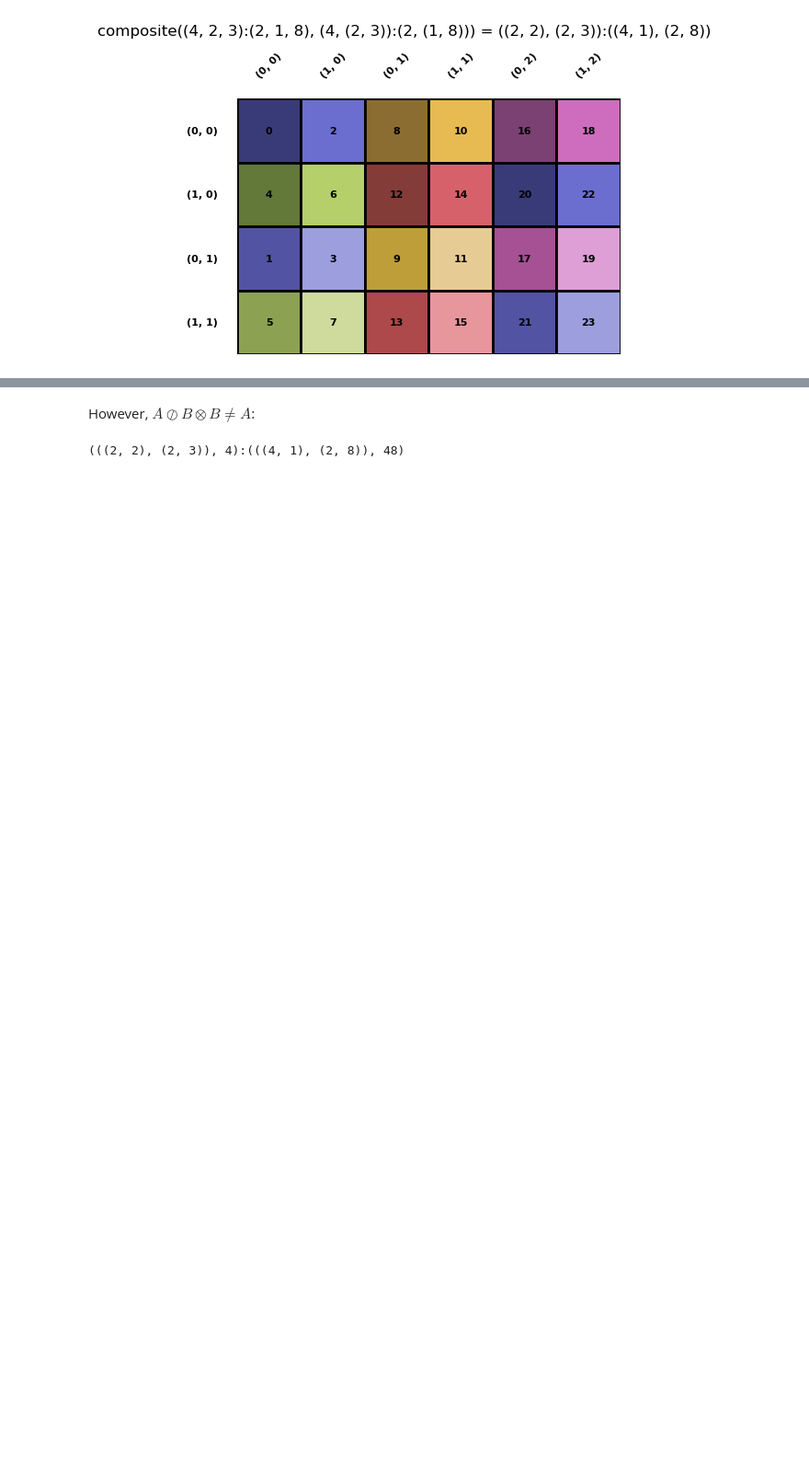
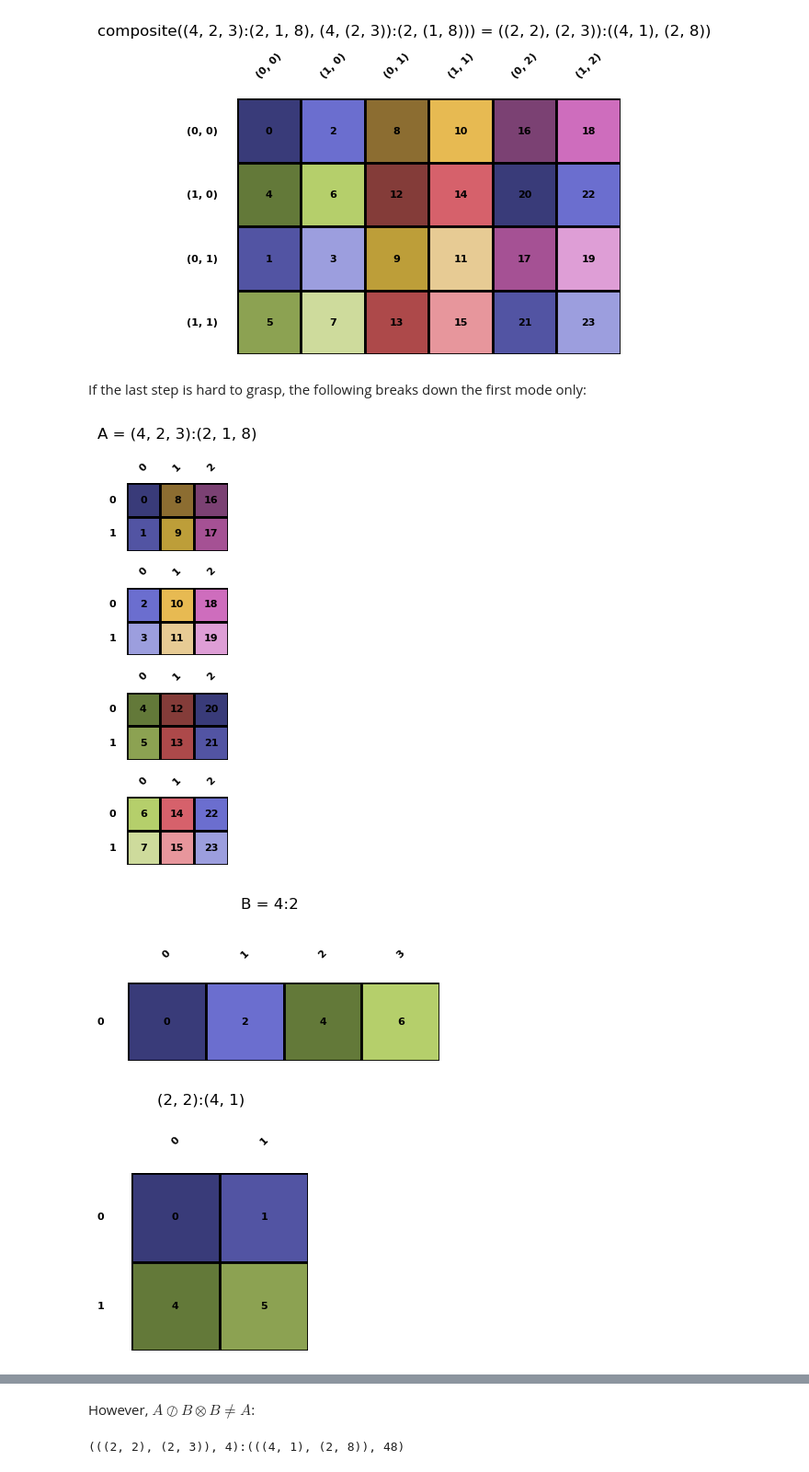
Before and after one commit to w32zhong/simp-intelligence, a Jupyter notebook: simp_intelligence/math/layout_advanced.ipynb, the cells around one changed output, grey strips where cells are left out. Shown at 92% size. Drawn from its saved outputs; the diff is of its cells as text; code cells hidden in the pictures; blank space fills up the shorter version.

```diff
--- a/simp_intelligence/math/layout_advanced.ipynb
+++ b/simp_intelligence/math/layout_advanced.ipynb
@@ -29,3 +29,11 @@ A.size() = 24
 [figure]
 [figure]
 [figure]
+# %% [markdown]
+If the last step is hard to grasp, the following breaks down the first mode only:
+# %%
+_ = A.visualize('A').composite(Layout.from_string('4:2').visualize('B')).visualize()
+# %% [output]
+[figure, added]
+[figure, added]
+[figure, added]
```
Also changed, not shown: parts of 2 cells of this notebook.
